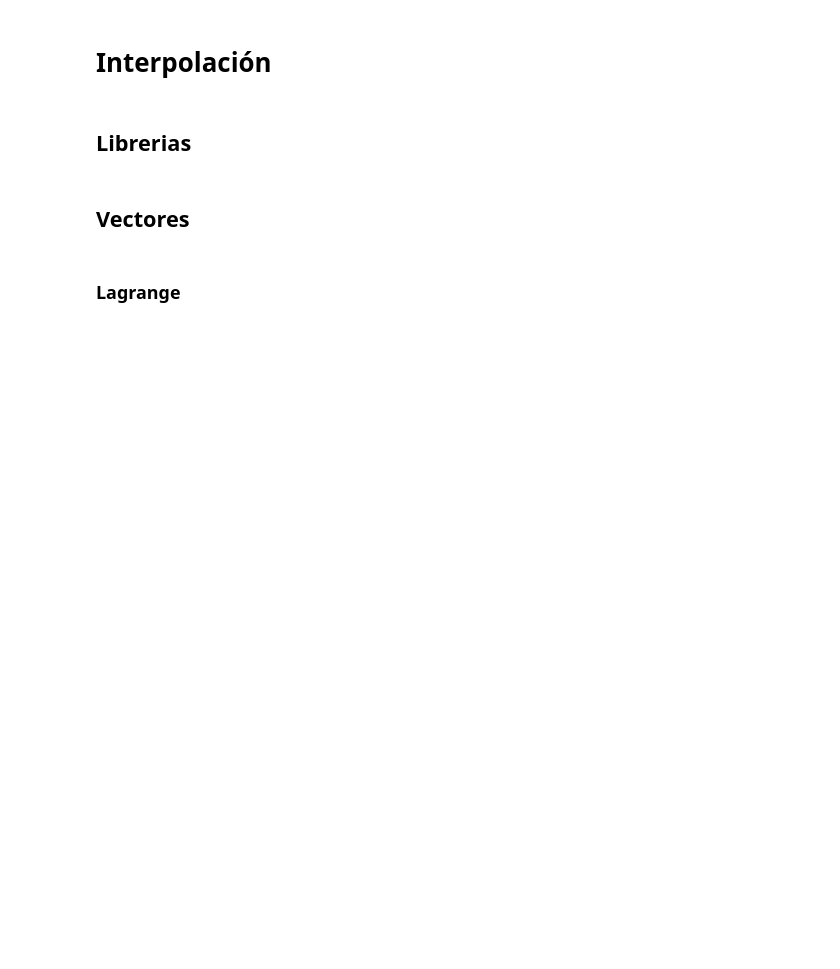
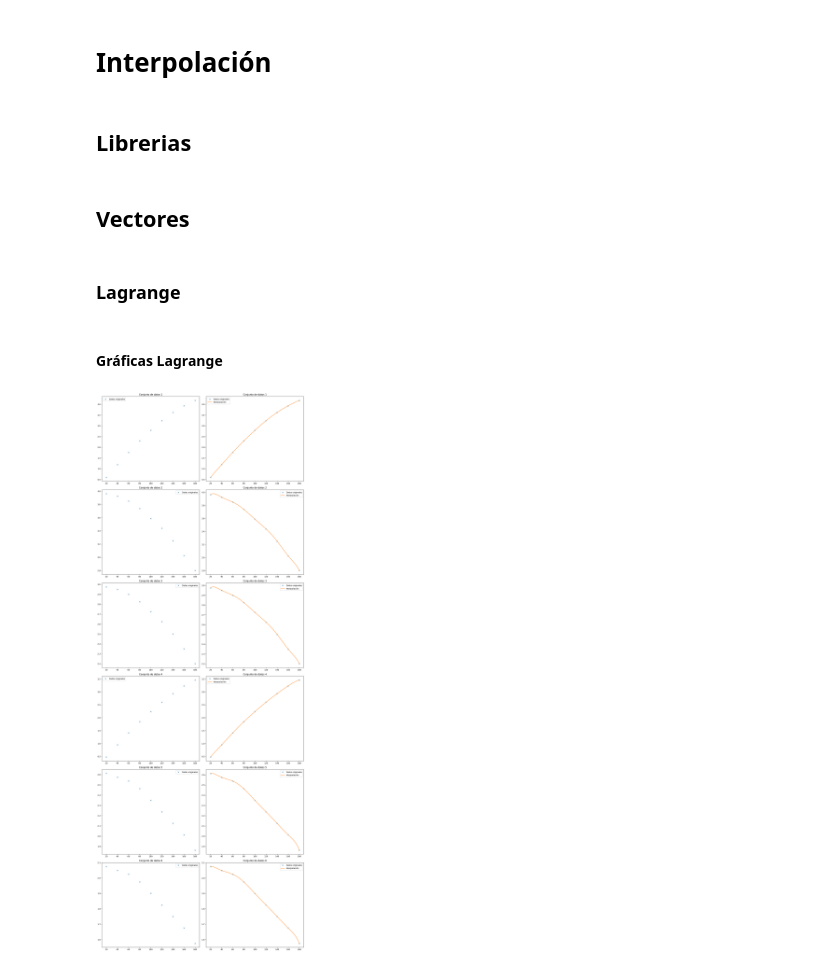
Before and after one commit to Linamarcela04/Progamacion_Ing_Mg, a Jupyter notebook: Actividad_interpolacion.ipynb, the cells around one changed output. Cells and saved outputs as stored; diff of their text form; code cells hidden in the pictures; blank space fills up the shorter version.

Commit message:
Graficas del método Lagrange

```diff
--- a/Actividad_interpolacion.ipynb
+++ b/Actividad_interpolacion.ipynb
@@ -36,3 +36,28 @@ y3 = pSL1(x1)
 y4 = pVL2(x1)
 y5 = pVL3(x1)
 y6 = pVL1(x1)
+# %% [markdown]
+#### Gráficas Lagrange
+# %%
+# Figura
+fig, axs = plt.subplots(6, 2, figsize=(15, 40))
+
+datos_originales = [y_SL2, y_SL3, y_SL1, y_VL2, y_VL3, y_VL1]
+interpolaciones = [y1, y2, y3, y4, y5, y6]
+
+for i in range(6):
+    axs[i, 0].plot(x, datos_originales[i], 'x', label='Datos originales')
+    axs[i, 0].set_title(f'Conjunto de datos {i+1}')
+    axs[i, 0].legend()
+
+for i, interpolacion in enumerate(interpolaciones):
+    axs[i, 1].plot(x, datos_originales[i], 'x', label='Datos originales')
+    if interpolacion is not None:
+        axs[i, 1].plot(x1, interpolacion, '-', label='Interpolación')
+    axs[i, 1].set_title(f'Conjunto de datos {i+1}')
+    axs[i, 1].legend()
+
+plt.tight_layout()
+plt.show()
+# %% [output]
+[figure, added]
```
